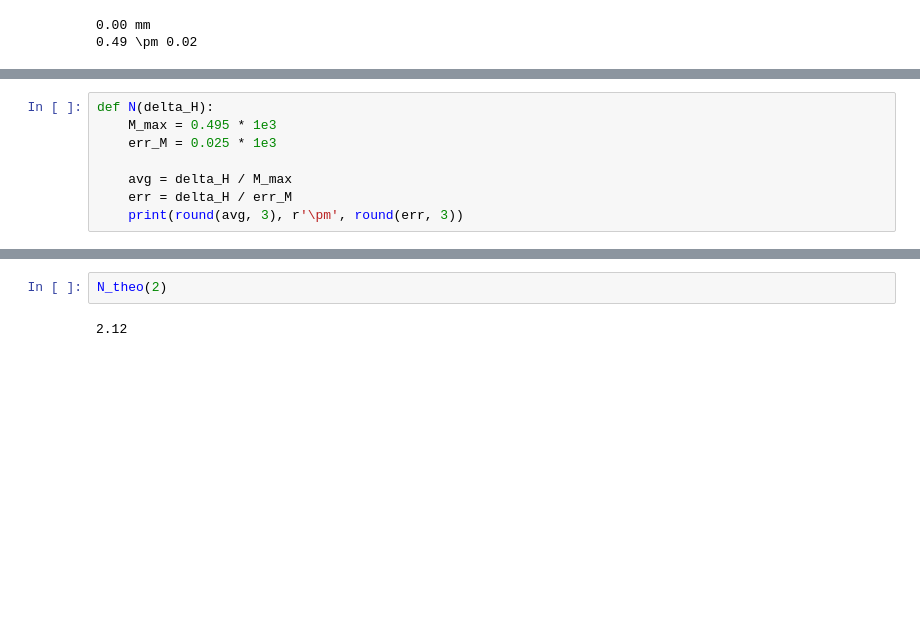
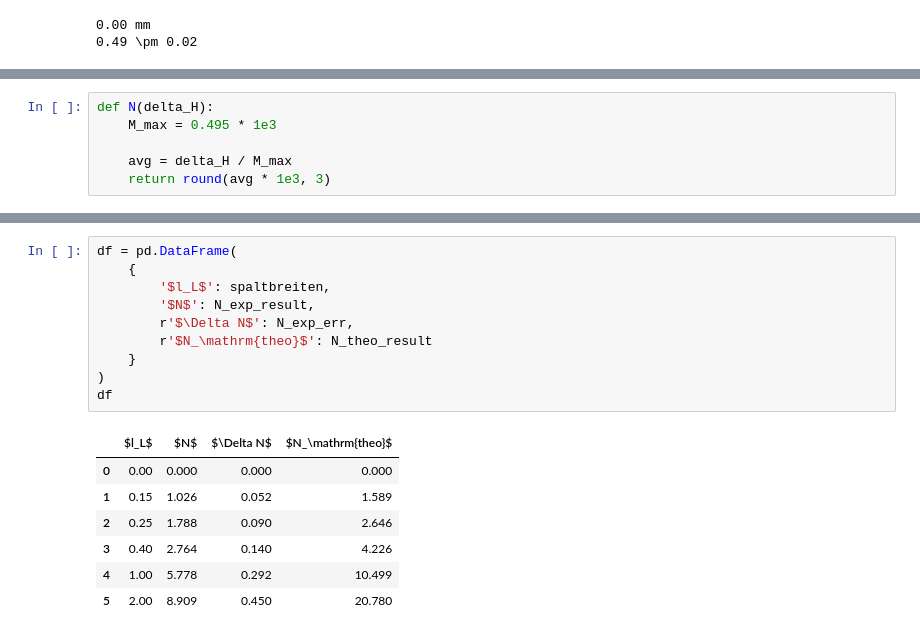
Before and after one commit to ofilla/physik-praktikum-b, a Jupyter notebook: B2.4/data/Auswertung.ipynb, the cells around one changed output, grey strips where cells are left out. Drawn from its saved outputs; the diff is of its cells as text; blank space fills up the shorter version.

```diff
--- a/B2.4/data/Auswertung.ipynb
+++ b/B2.4/data/Auswertung.ipynb
@@ -416,8 +479,6 @@ print(m.round(2), r'\pm', d.round(2))
 # %%
 def N(delta_H):
     M_max = 0.495 * 1e3
-    err_M = 0.025 * 1e3
 
     avg = delta_H / M_max
-    err = delta_H / err_M
-    print(round(avg, 3), r'\pm', round(err, 3))
+    return round(avg * 1e3, 3)
@@ -434,4 +508,18 @@ def N_theo(l_L):
 # %%
-N_theo(2)
+df = pd.DataFrame(
+    {
+        '$l_L$': spaltbreiten,
+        '$N$': N_exp_result,
+        r'$\Delta N$': N_exp_err,
+        r'$N_\mathrm{theo}$': N_theo_result
+    }
+)
+df
 # %% [output]
-2.12
+|  | $l_L$ | $N$ | $\Delta N$ | $N_\mathrm{theo}$ |
+| 0 | 0.00 | 0.000 | 0.000 | 0.000 |
+| 1 | 0.15 | 1.026 | 0.052 | 1.589 |
+| 2 | 0.25 | 1.788 | 0.090 | 2.646 |
+| 3 | 0.40 | 2.764 | 0.140 | 4.226 |
+| 4 | 1.00 | 5.778 | 0.292 | 10.499 |
+| 5 | 2.00 | 8.909 | 0.450 | 20.780 |
```
Also changed, not shown: parts of 30 cells of this notebook, 14 other files.
